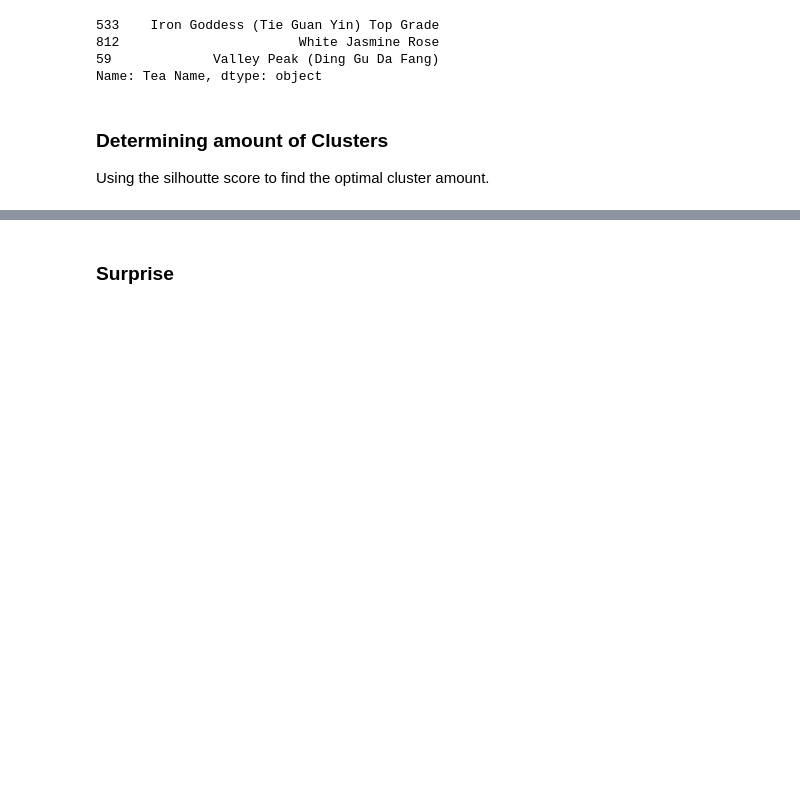
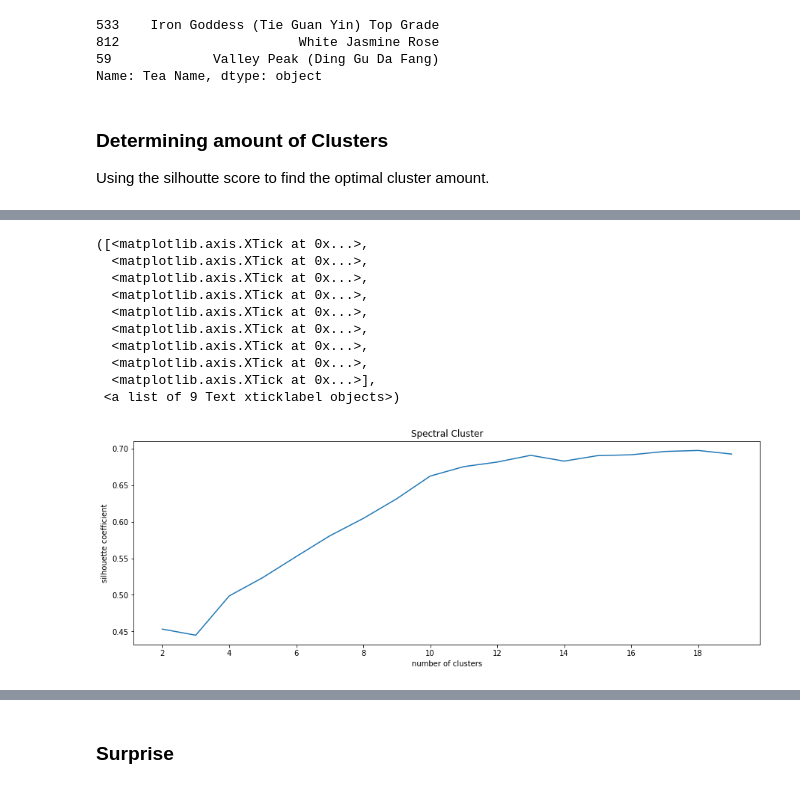
Before and after one commit to djmor12/Metis, a Jupyter notebook: Project Fletcher /Tea Reviews NLP.ipynb, the cells around one changed output, grey strips where cells are left out. Saved outputs shown, nothing was run; the diff lists cells and outputs as text; code cells hidden in the pictures; blank space fills up the shorter version.

```diff
--- a/Project Fletcher /Tea Reviews NLP.ipynb
+++ b/Project Fletcher /Tea Reviews NLP.ipynb
@@ -405,0 +434,14 @@ Using the silhoutte score to find the optimal cluster amount.
+# %%
+Sil_coefs = []
+for k in np.arange(.1,.8,.05):
+    db = DBSCAN(eps = k, min_samples=20)
+    print(k)
+    db.fit(teaflavdf)
+    labels = db.labels_
+    Sil_coefs.append(metrics.silhouette_score(teaflavdf, labels, metric='euclidean'))
+fig, ax1 = plt.subplots(1,1, figsize=(15,5), sharex=True)
+k_clusters = np.arange(.1,.8,.05)
+ax1.plot(k_clusters, Sil_coefs)
+ax1.set_xlabel('number of clusters')
+ax1.set_ylabel('silhouette coefficient')
+plt.xticks(np.arange(.1, 2,.2))
@@ -405,0 +464,26 @@ Using the silhoutte score to find the optimal cluster amount.
+# %%
+Sil_coefs = []
+for k in range(2,20):
+    sc = SpectralClustering(n_clusters = k)
+    sc.fit(teaflavdf)
+    labels = sc.labels_
+    Sil_coefs.append(metrics.silhouette_score(teaflavdf, labels, metric='euclidean'))
+fig, ax1 = plt.subplots(1,1, figsize=(15,5), sharex=True)
+k_clusters = range(2,20)
+ax1.plot(k_clusters, Sil_coefs)
+ax1.set_title('Spectral Cluster')
+ax1.set_xlabel('number of clusters')
+ax1.set_ylabel('silhouette coefficient')
+plt.xticks(np.arange(2, 20, step=2))
+# %% [output]
+([<matplotlib.axis.XTick at 0x...>,
+  <matplotlib.axis.XTick at 0x...>,
+  <matplotlib.axis.XTick at 0x...>,
+  <matplotlib.axis.XTick at 0x...>,
+  <matplotlib.axis.XTick at 0x...>,
+  <matplotlib.axis.XTick at 0x...>,
+  <matplotlib.axis.XTick at 0x...>,
+  <matplotlib.axis.XTick at 0x...>,
+  <matplotlib.axis.XTick at 0x...>],
+ <a list of 9 Text xticklabel objects>)
+[figure, added]
```
Also changed, not shown: parts of 15 cells of this notebook, 11 other files.
